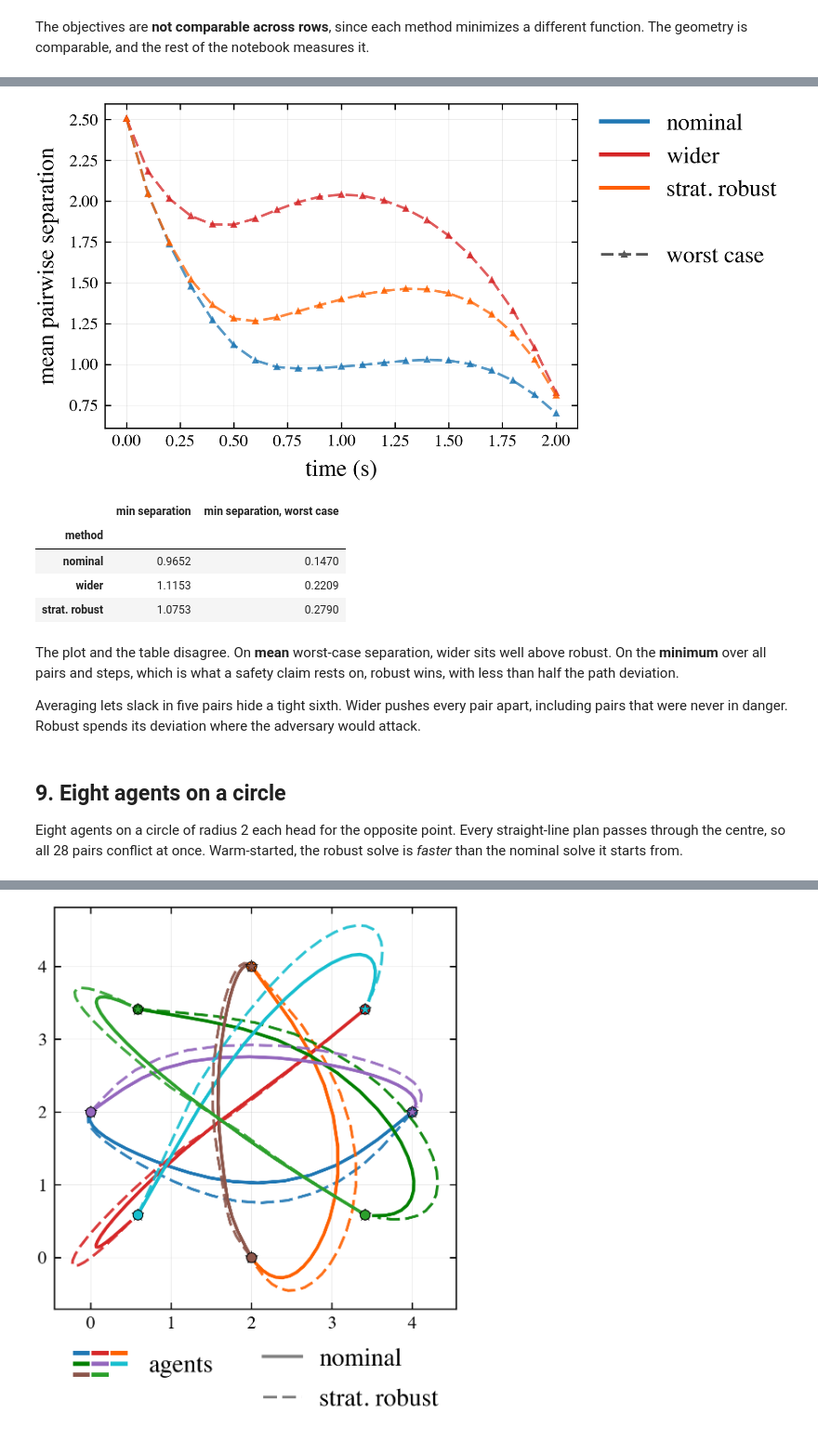
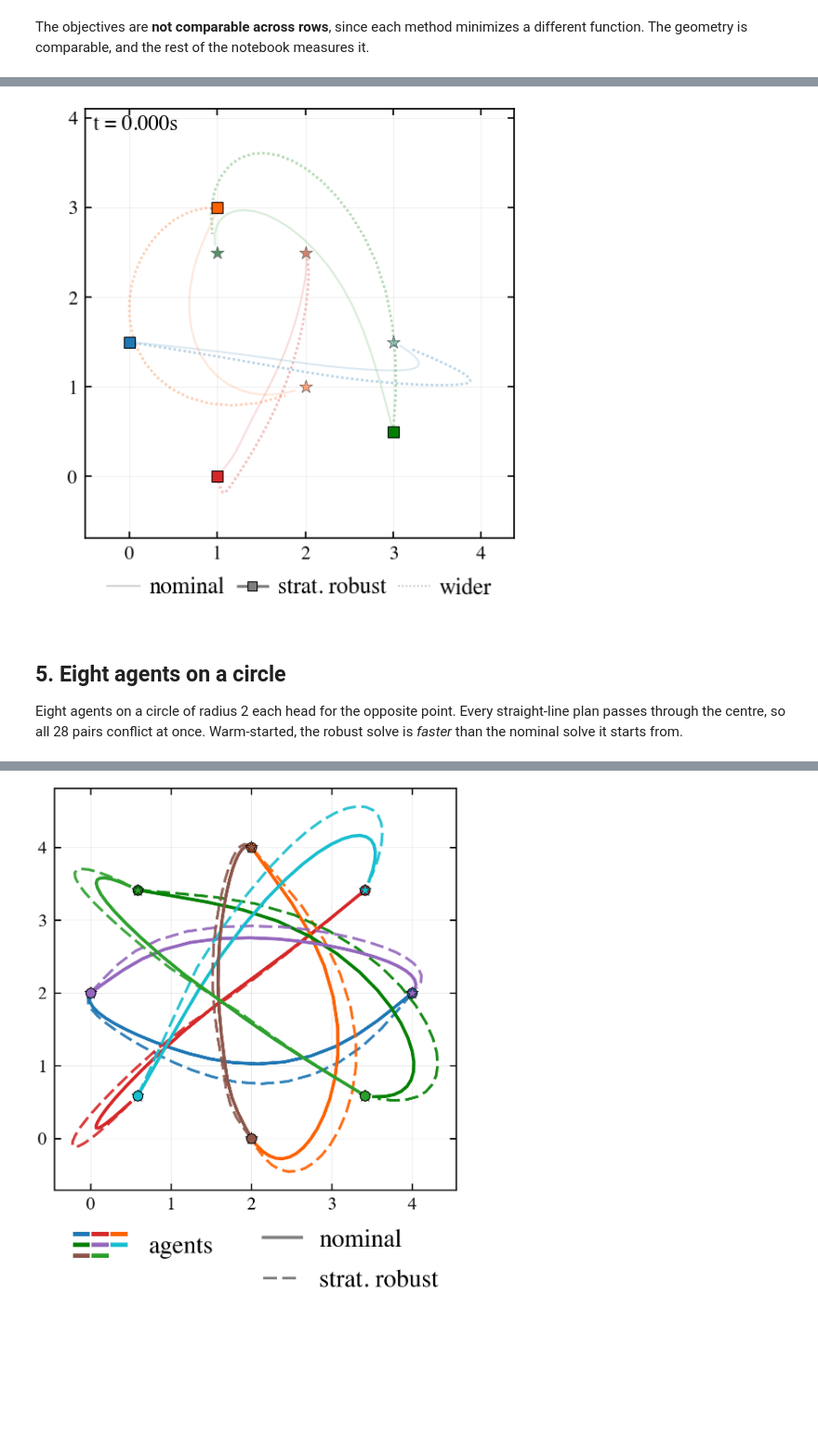
Before and after one commit to victor-qin/strategically_robust_potential_trajopt, a Jupyter notebook: notebooks/collision_example.ipynb, the cells around one changed output, grey strips where cells are left out. Shown at 93% size. Cells and saved outputs as stored; diff of their text form; code cells hidden in the pictures; blank space fills up the shorter version.

```diff
--- a/notebooks/collision_example.ipynb
+++ b/notebooks/collision_example.ipynb
@@ -347,28 +306,14 @@ plt.show()
-# %%
-plotting.plot_avg_distances(RESULTS4, LABELS, n_a4, H, sdim, cdim, pdim, eps, A, B, dt,
-                            show_nominal=False,
-                            save_path=FIGDIR / '4agent_separation.png')
-plt.show()
-
-pd.DataFrame(plotting.min_separation_table(
-    RESULTS4, LABELS, n_a4, H, sdim, cdim, pdim, eps, A, B)).set_index('method')
-# %% [output]
-[figure, removed]
-|  | min separation | min separation, worst case |
-| method |  |  |
-| nominal | 0.9652 | 0.1470 |
-| wider | 1.1153 | 0.2209 |
-| strat. robust | 1.0753 | 0.2790 |
-# %% [markdown]
-The plot and the table disagree. On **mean** worst-case separation, wider sits
-well above robust. On the **minimum** over all pairs and steps, which is what a
-safety claim rests on, robust wins, with less than half the path deviation.
-
-Averaging lets slack in five pairs hide a tight sixth. Wider pushes every pair
-apart, including pairs that were never in danger. Robust spends its deviation
-where the adversary would attack.
+# %%
+fig, anim = plotting.animate_trajectories(
+    res4_nominal, [res4_robust, res4_wider], n_a4, H, sdim, cdim, xf_4, dt,
+    method_labels=['nominal', 'strat. robust', 'wider'],
+    save_path=FIGDIR / '4agent_animation.gif')
+plt.close(fig)
+display(Image(filename=str(FIGDIR / '4agent_animation.gif')))
+# %% [output]
+[figure, added]
 # %% [markdown]
-## 9. Eight agents on a circle
+## 5. Eight agents on a circle
 
 Eight agents on a circle of radius 2 each head for the opposite point. Every
 straight-line plan passes through the centre, so all 28 pairs conflict at once.
```
Also changed, not shown: parts of 38 cells of this notebook, 7 other files.
